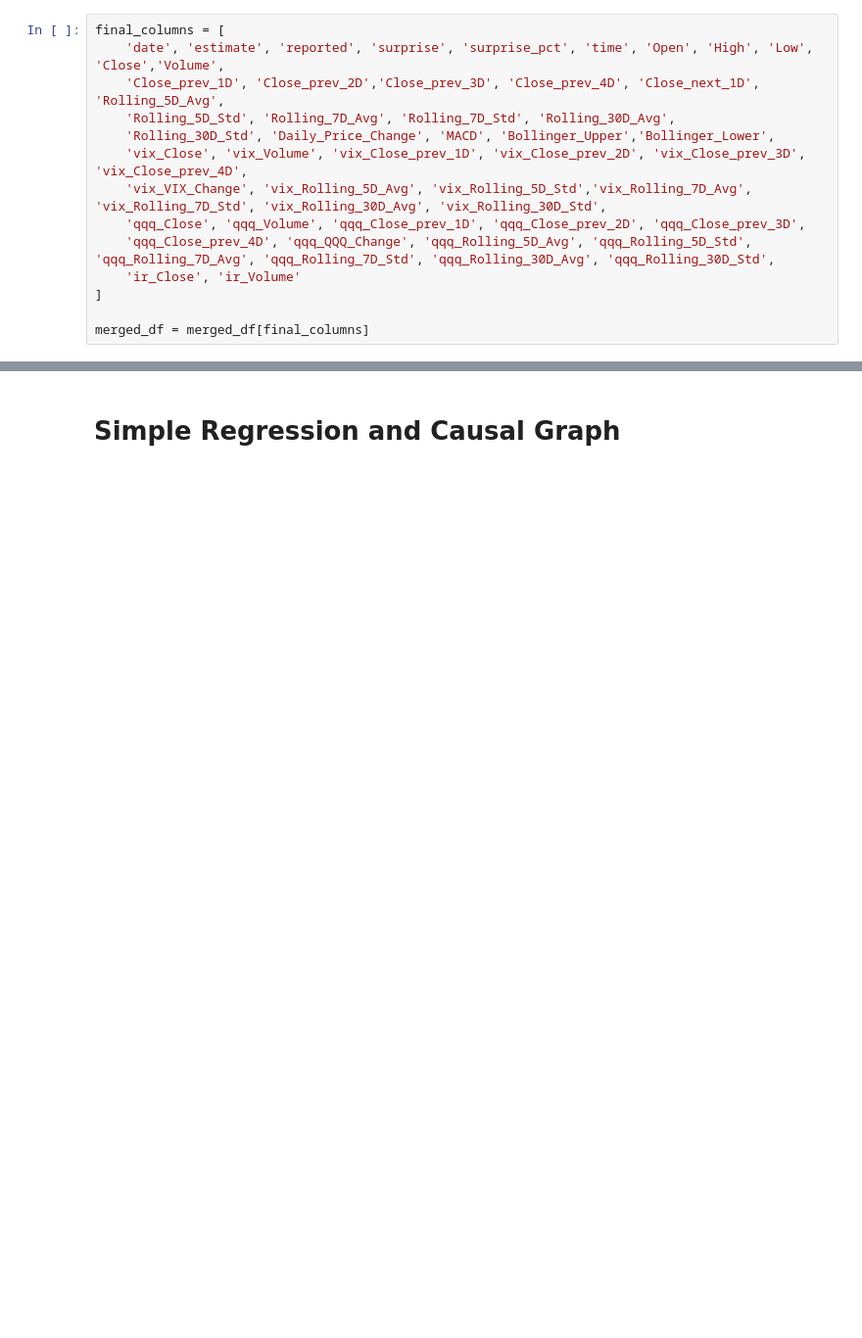
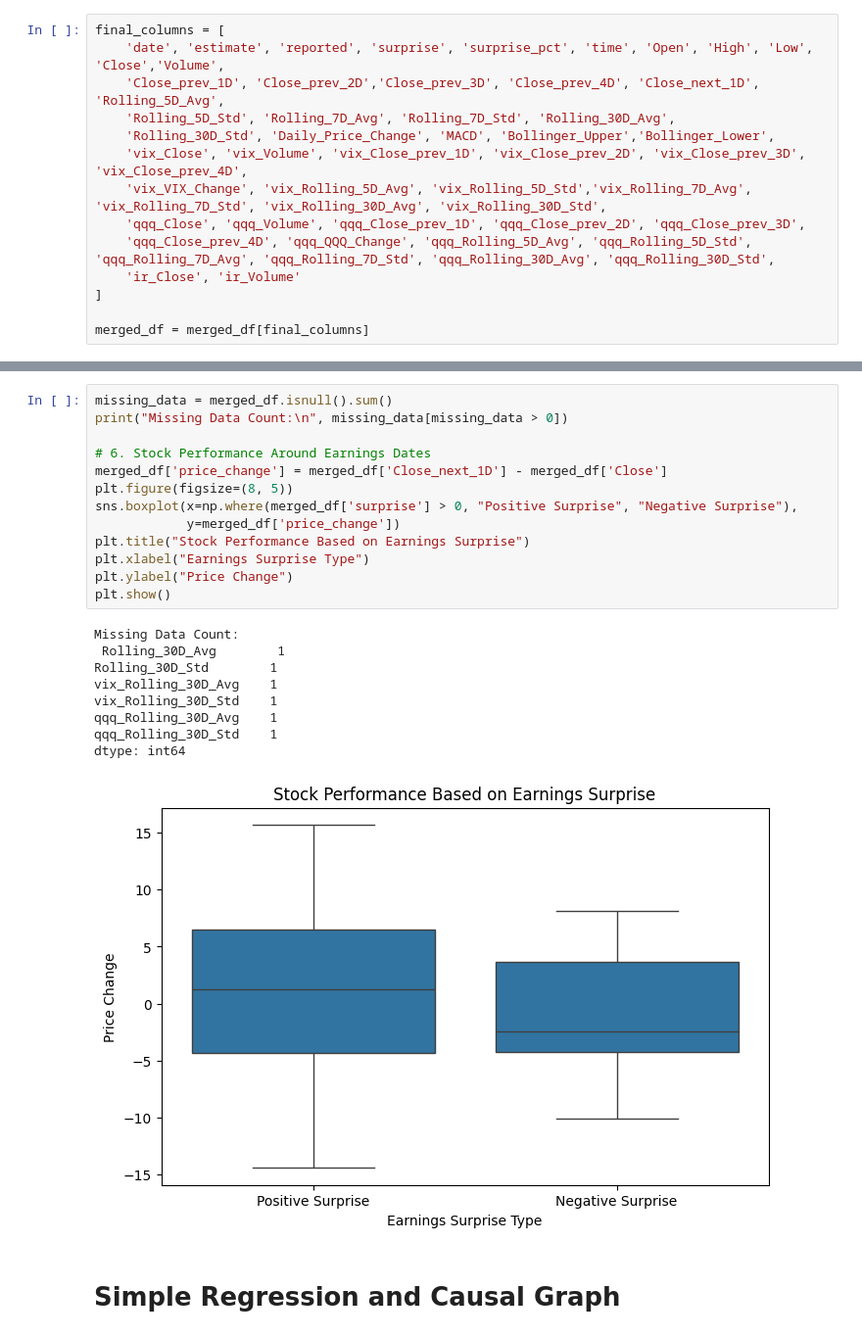
Before and after one commit to RachelT03/cs6386_project, a Jupyter notebook: goog_example_pipeline.ipynb, the cells around one changed output, grey strips where cells are left out. Shown at 98% size. Drawn from its saved outputs; the diff is of its cells as text; blank space fills up the shorter version.

```diff
--- a/goog_example_pipeline.ipynb
+++ b/goog_example_pipeline.ipynb
@@ -259,3 +338,26 @@ merged_df
+# %%
+missing_data = merged_df.isnull().sum()
+print("Missing Data Count:\n", missing_data[missing_data > 0])
+
+# 6. Stock Performance Around Earnings Dates
+merged_df['price_change'] = merged_df['Close_next_1D'] - merged_df['Close']
+plt.figure(figsize=(8, 5))
+sns.boxplot(x=np.where(merged_df['surprise'] > 0, "Positive Surprise", "Negative Surprise"),
+            y=merged_df['price_change'])
+plt.title("Stock Performance Based on Earnings Surprise")
+plt.xlabel("Earnings Surprise Type")
+plt.ylabel("Price Change")
+plt.show()
+# %% [output]
+Missing Data Count:
+ Rolling_30D_Avg        1
+Rolling_30D_Std        1
+vix_Rolling_30D_Avg    1
+vix_Rolling_30D_Std    1
+qqq_Rolling_30D_Avg    1
+qqq_Rolling_30D_Std    1
+dtype: int64
+[figure, added]
 # %% [markdown]
 # Simple Regression and Causal Graph
 # %% [markdown]
```
Also changed, not shown: parts of 15 cells of this notebook.
